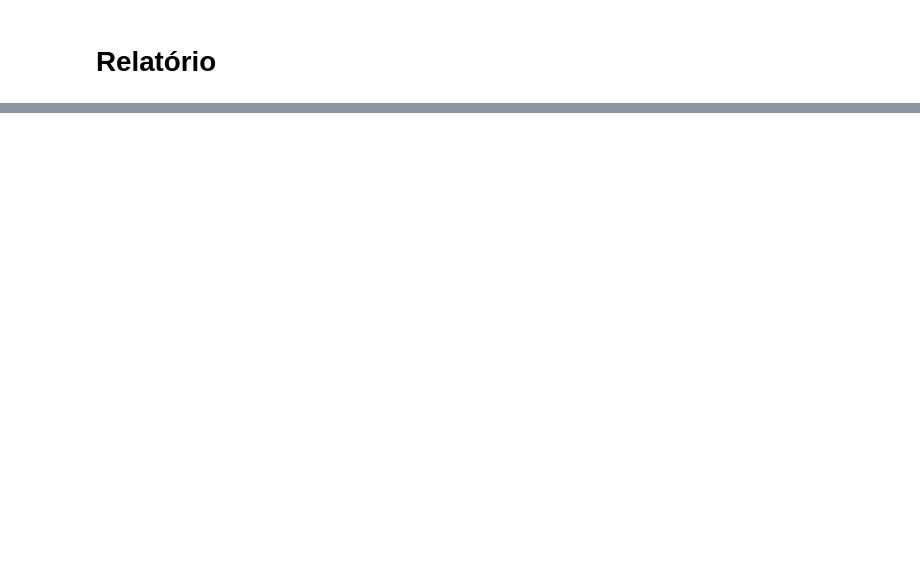
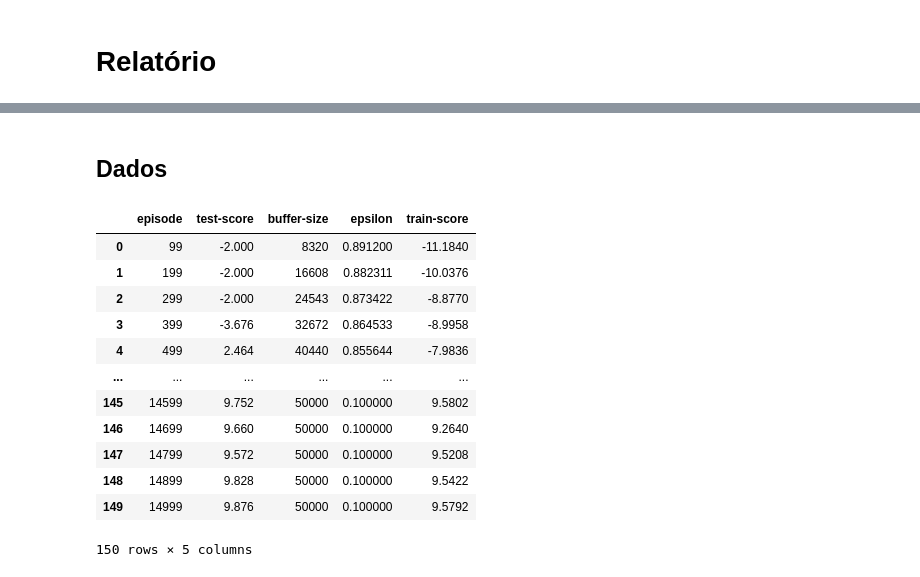
Before and after one commit to jotafeldmann/tcc-ia-big-data, a Jupyter notebook: tcc.ipynb, the cells around one changed output, grey strips where cells are left out. Drawn from its saved outputs; the diff is of its cells as text; code cells hidden in the pictures; blank space fills up the shorter version.

```diff
--- a/tcc.ipynb
+++ b/tcc.ipynb
@@ -386,0 +359,18 @@ plt.show()
+# %% [markdown]
+## Dados
+# %%
+df
+# %% [output]
+|  | episode | test-score | buffer-size | epsilon | train-score |
+| 0 | 99 | -2.000 | 8320 | 0.891200 | -11.1840 |
+| 1 | 199 | -2.000 | 16608 | 0.882311 | -10.0376 |
+| 2 | 299 | -2.000 | 24543 | 0.873422 | -8.8770 |
+| 3 | 399 | -3.676 | 32672 | 0.864533 | -8.9958 |
+| 4 | 499 | 2.464 | 40440 | 0.855644 | -7.9836 |
+| ... | ... | ... | ... | ... | ... |
+| 145 | 14599 | 9.752 | 50000 | 0.100000 | 9.5802 |
+| 146 | 14699 | 9.660 | 50000 | 0.100000 | 9.2640 |
+| 147 | 14799 | 9.572 | 50000 | 0.100000 | 9.5208 |
+| 148 | 14899 | 9.828 | 50000 | 0.100000 | 9.5422 |
+| 149 | 14999 | 9.876 | 50000 | 0.100000 | 9.5792 |
+150 rows × 5 columns
```
Also changed, not shown: parts of 8 cells of this notebook.
